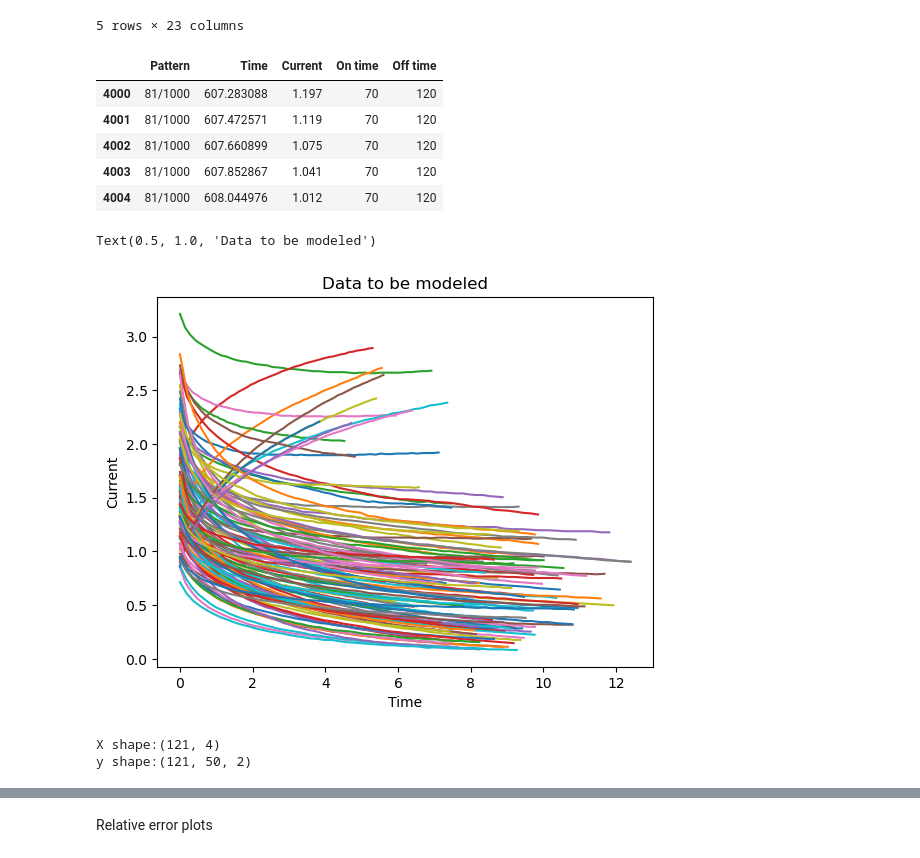
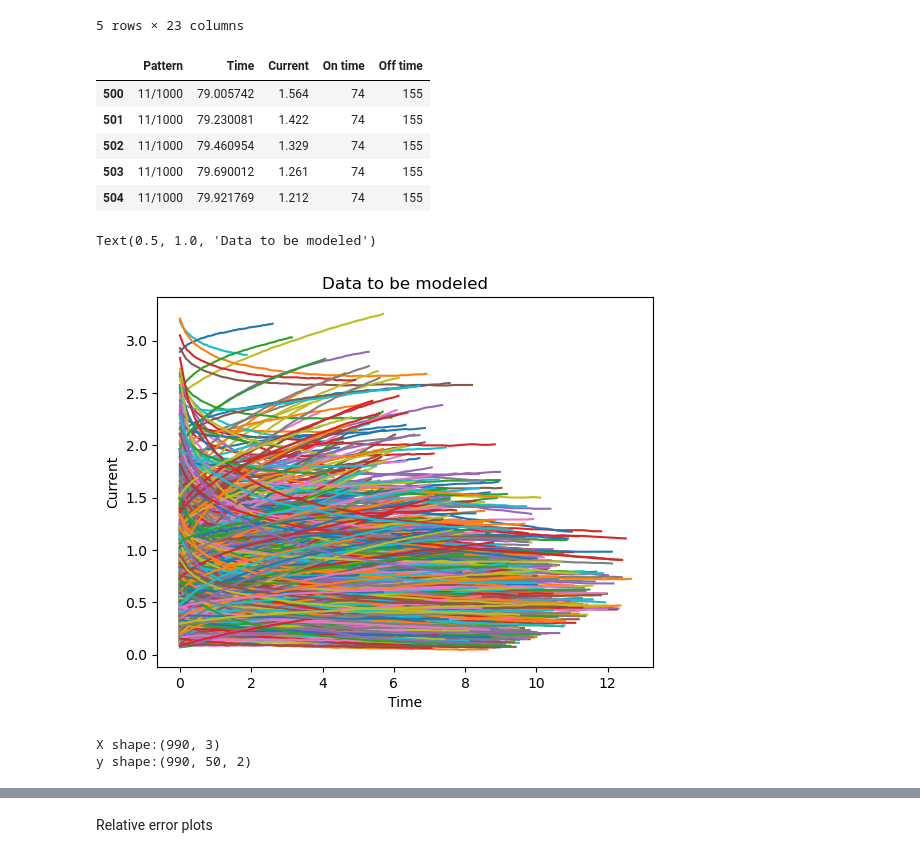
Before and after one commit to Quanta-Dan/Machine_Learning, a Jupyter notebook: neural_var_exp_model_square_error.ipynb, the cells around one changed output, grey strips where cells are left out. Drawn from its saved outputs; the diff is of its cells as text; code cells hidden in the pictures.

```diff
--- a/neural_var_exp_model_square_error.ipynb
+++ b/neural_var_exp_model_square_error.ipynb
@@ -26,79 +27,82 @@ df.head()
 # %%
 df = df[ ['Pattern','Time','Ch4(mA)','On time', 'Off time']]
 df = df.rename(columns={'Ch4(mA)': 'Current'})
-df = df.drop(df.index[:400*10])
+df = df.drop(df.index[:50*10])
 df.head()
 # %% [output]
 |  | Pattern | Time | Current | On time | Off time |
-| 4000 | 81/1000 | 607.283088 | 1.197 | 70 | 120 |
-| 4001 | 81/1000 | 607.472571 | 1.119 | 70 | 120 |
-| 4002 | 81/1000 | 607.660899 | 1.075 | 70 | 120 |
-| 4003 | 81/1000 | 607.852867 | 1.041 | 70 | 120 |
-| 4004 | 81/1000 | 608.044976 | 1.012 | 70 | 120 |
+| 500 | 11/1000 | 79.005742 | 1.564 | 74 | 155 |
+| 501 | 11/1000 | 79.230081 | 1.422 | 74 | 155 |
+| 502 | 11/1000 | 79.460954 | 1.329 | 74 | 155 |
+| 503 | 11/1000 | 79.690012 | 1.261 | 74 | 155 |
+| 504 | 11/1000 | 79.921769 | 1.212 | 74 | 155 |
 # %%
 target_points = 50
 cutoff_current_min = 0
 must_be_growth = False
 must_be_decay = False
-min_gradient = 0.1
-max_final_gradient = 0.02
+min_gradient =0
+max_final_gradient = 1
 # %%
 grouped = df.groupby('Pattern')
 list_of_dfs = [group for _, group in grouped]
 list_of_dfs_fixed = []
 for data in list_of_dfs:
     x_time = data['Time']-np.min(data['Time'])
     y_current = data['Current']
     points = len(y_current)
     #(data.loc[0,'Off time'])
     if len(y_current) != target_points:
         print(points)
         continue
     assert x_time.shape == y_current.shape
     assert points == target_points
-    if np.max(y_current)>cutoff_current_min and np.max(np.abs(np.gradient(y_current,y_current.index)))>min_gradient and np.min(np.abs(np.gradient(y_current,y_current.index)[:-10]))<max_final_gradient:
+    if np.min(y_current)>cutoff_current_min and np.max(np.abs(np.gradient(y_current,y_current.index)))>min_gradient and np.min(np.abs(np.gradient(y_current,y_current.index)[:-10]))<max_final_gradient:
         if must_be_growth:
             if y_current.iloc[0]<y_current.iloc[-1]:
                 plt.plot(x_time, y_current, '-')
                 list_of_dfs_fixed.append(data)
         elif   must_be_decay:
             if y_current.iloc[0]>y_current.iloc[-1]:
                 plt.plot(x_time, y_current, '-')
                 list_of_dfs_fixed.append(data)
         else:
             plt.plot(x_time, y_current, '-')
             list_of_dfs_fixed.append(data)
 plt.xlabel('Time')
 plt.ylabel('Current')
 plt.title('Data to be modeled')
 # %% [output]
 Text(0.5, 1.0, 'Data to be modeled')
-[figure, old version]
+[figure, new version]
 # %%
 #initialize array of expected shape
-X_data = np.zeros((len(list_of_dfs_fixed),4))
+X_data = np.zeros((len(list_of_dfs_fixed),3))
 #initialize array of expected shape
 y_data = np.zeros((len(list_of_dfs_fixed), points, 2))
-
+prev_on_time = 0
+prev_off_time = 0
 for i in range(len(list_of_dfs_fixed)):
     data = list_of_dfs_fixed[i]
     x_time = data['Time']-np.min(data['Time'])
     y_current = data['Current']
 
     if len(y_current) != target_points:
-          print(points)
-          continue
-    if np.max(y_current)>cutoff_current_min:
-          label = np.column_stack((x_time,y_current))
-          y_data[i,:,:]= label
-          features =  np.array([4, np.min(y_current.values), data['On time'].iloc[0], data['Off time'].iloc[0]])
-          X_data[i,:] = features
+        print(points)
+        continue
+    if np.max(y_current)>cutoff_current_min and prev_on_time !=0:
+        label = np.column_stack((x_time,y_current))
+        y_data[i,:,:]= label
+        features =  np.array([np.min(y_current.values), data['On time'].iloc[0]-prev_on_time, data['Off time'].iloc[0]-prev_off_time])
+        X_data[i,:] = features
+    prev_on_time = data['On time'].iloc[0]
+    prev_off_time = data['Off time'].iloc[0]
 
 print(f"X shape:{X_data.shape}")
 print(f"y shape:{y_data.shape}")
 # %% [output]
-X shape:(121, 4)
-y shape:(121, 50, 2)
+X shape:(990, 3)
+y shape:(990, 50, 2)
 # %%
 from sklearn.model_selection import train_test_split
 X_train, X_test, y_train, y_test = train_test_split(X_data, y_data, test_size=0.3, train_size=0.7)
```
Also changed, not shown: parts of 18 cells of this notebook, 5 other files.
